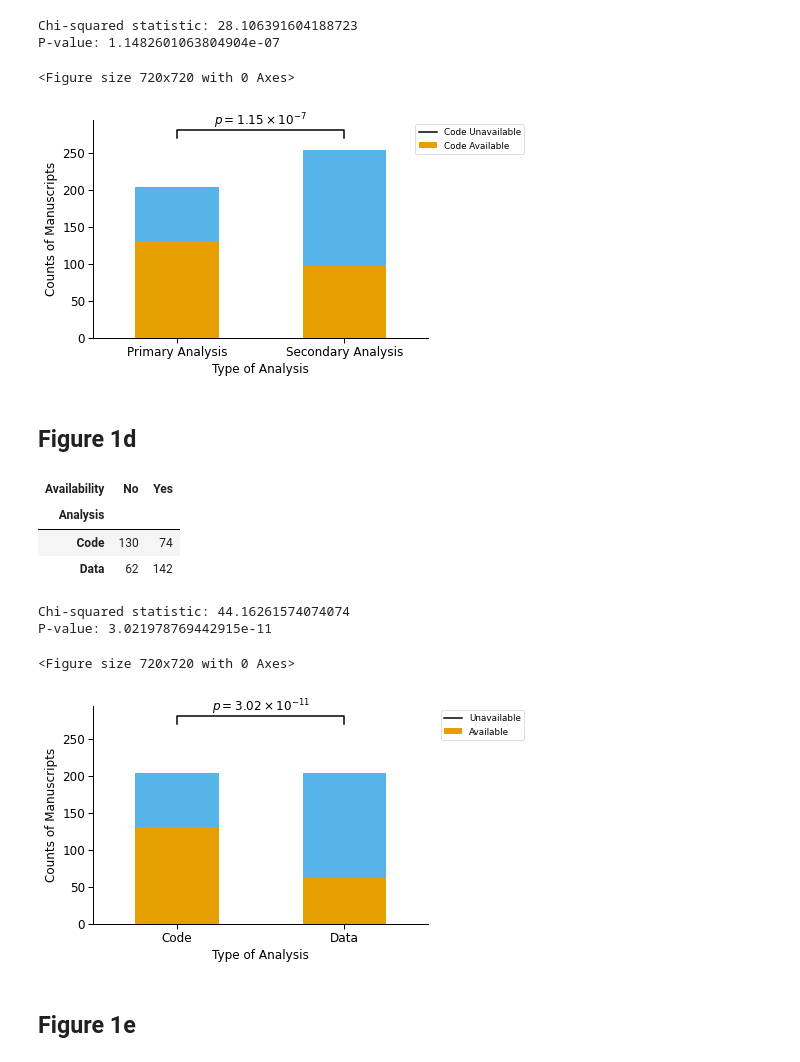
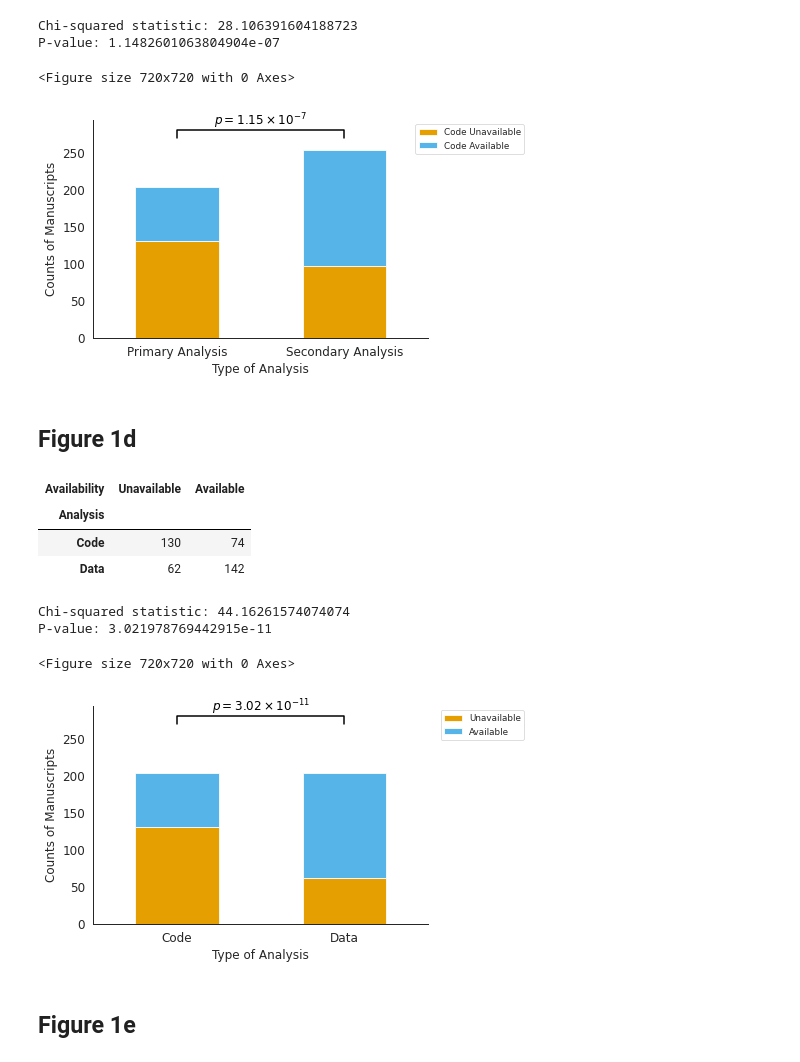
Before and after one commit to Mangul-Lab-USC/code-availability, a Jupyter notebook: notebooks/Figures.ipynb, the cells around one changed output. Saved outputs shown, nothing was run; the diff lists cells and outputs as text; code cells hidden in the pictures.

```diff
--- a/notebooks/Figures.ipynb
+++ b/notebooks/Figures.ipynb
@@ -226,28 +226,27 @@ P-value: 1.1482601063804904e-07
 # %%
 plt.figure(figsize=(10, 10))
 plt.rcParams.update({'font.size': 12})
 rcParams['font.family'] = 'sans-serif'
 sns.set_context("paper",font_scale=1)
 colors = ['#0072B2','#D55E00']
 df_temp.plot(kind='bar', stacked=True, color=['#E69F00', '#56B4E9'])
 # statistical annotation
 y, h, col = 270, 10, 'k'
 x1, x2 = 0, 1  # columns  (first column: 0, see plt.xticks())
 plt.plot([x1, x1, x2, x2], [y, y+h, y+h, y], lw=1.5, c=col)
 plt.text((x1+x2)*.5, y+h, r"$p = {0:s}$".format(as_si(p,2)), ha='center', va='bottom', color=col, fontsize=12)
-
-plt.legend(['Code Unavailable', 'Code Available'],loc='upper right', bbox_to_anchor=(1.3, 1))
+plt.legend(loc='upper right', bbox_to_anchor=(1.3, 1))
 plt.xlabel("Type of Analysis",fontsize=12)
 plt.ylabel("Counts of Manuscripts",fontsize=12)
 #plt.ylim(0,100)
 plt.xticks(rotation=0)
 plt.tick_params(axis='both', labelsize=12)
 sns.despine()
 #plt.savefig('../Figures/sup2_v2.png', format='png', dpi=300,bbox_inches='tight')
 plt.show()
 # %% [output]
 <Figure size 720x720 with 0 Axes>
-[figure, old version]
+[figure, new version]
 # %% [markdown]
 ## Figure 1d
 # %%
@@ -266,9 +265,10 @@ df_temp=pd.DataFrame({'Analysis': ['Data','Data','Code','Code'], 'Availability':
                         df_temp.loc[df_temp['Code availability (Yes/No)']=='yes','Counts'].sum()]})
 
 df_temp=df_temp.pivot(index='Analysis',columns='Availability',values='Counts')
+df_temp=df_temp.rename(columns={"No":"Unavailable", "Yes":"Available"})
 df_temp
 # %% [output]
-| Availability | No | Yes |
+| Availability | Unavailable | Available |
 | Analysis |  |  |
 | Code | 130 | 74 |
 | Data | 62 | 142 |
@@ -295,7 +295,7 @@ x1, x2 = 0, 1  # columns  (first column: 0, see plt.xticks())
 plt.plot([x1, x1, x2, x2], [y, y+h, y+h, y], lw=1.5, c=col)
 plt.text((x1+x2)*.5, y+h, r"$p = {0:s}$".format(as_si(p,2)), ha='center', va='bottom', color=col, fontsize=12)
 
-plt.legend(['Unavailable', 'Available'],loc='upper right', bbox_to_anchor=(1.3, 1))
+plt.legend(loc='upper right', bbox_to_anchor=(1.3, 1))
 plt.xlabel("Type of Analysis",fontsize=12)
 plt.ylabel("Counts of Manuscripts",fontsize=12)
 #plt.ylim(0,100)
@@ -306,6 +306,6 @@ sns.despine()
 plt.show()
 # %% [output]
 <Figure size 720x720 with 0 Axes>
-[figure, old version]
+[figure, new version]
 # %% [markdown]
 ## Figure 1e
```
Also changed, not shown: parts of 60 cells of this notebook, 13 other files.
